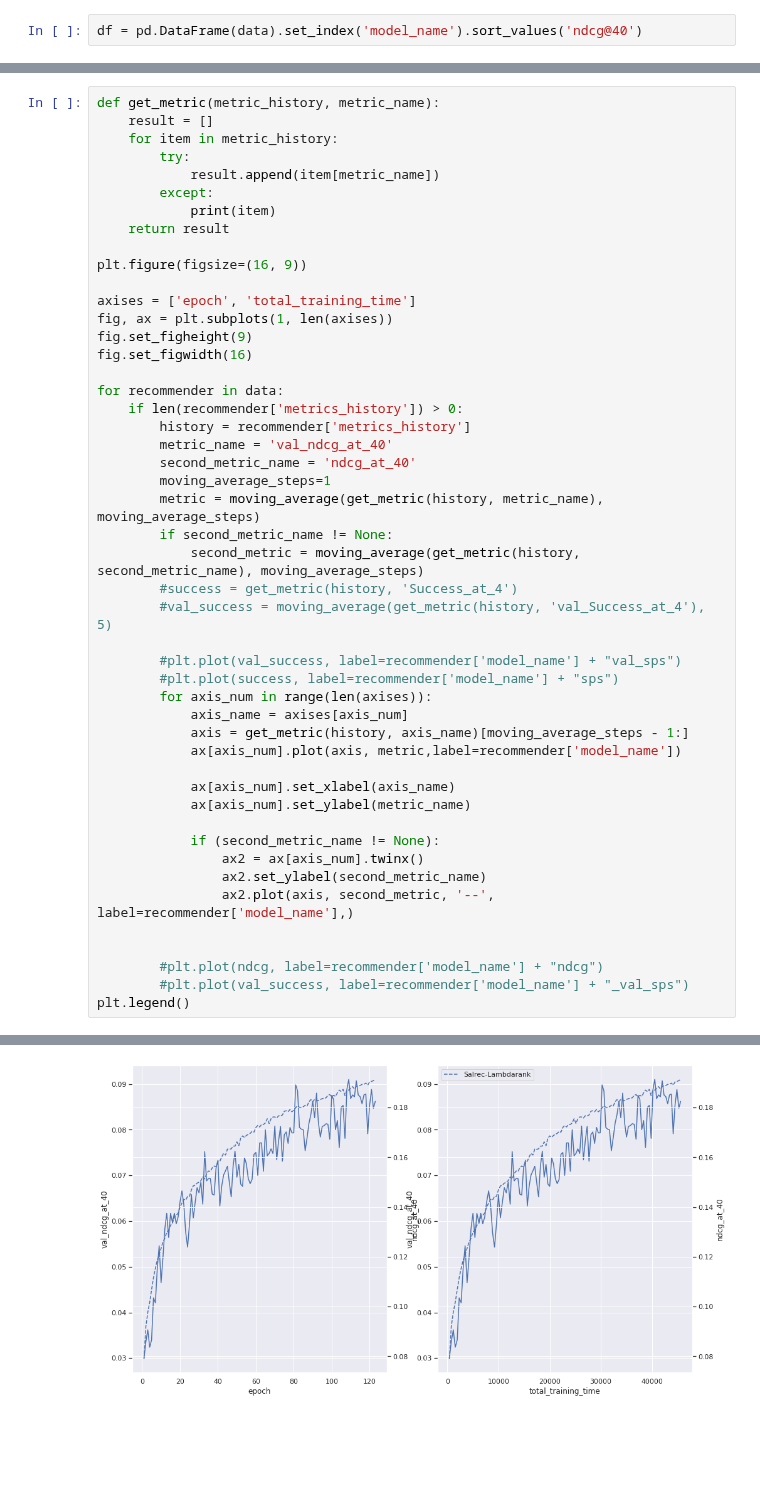
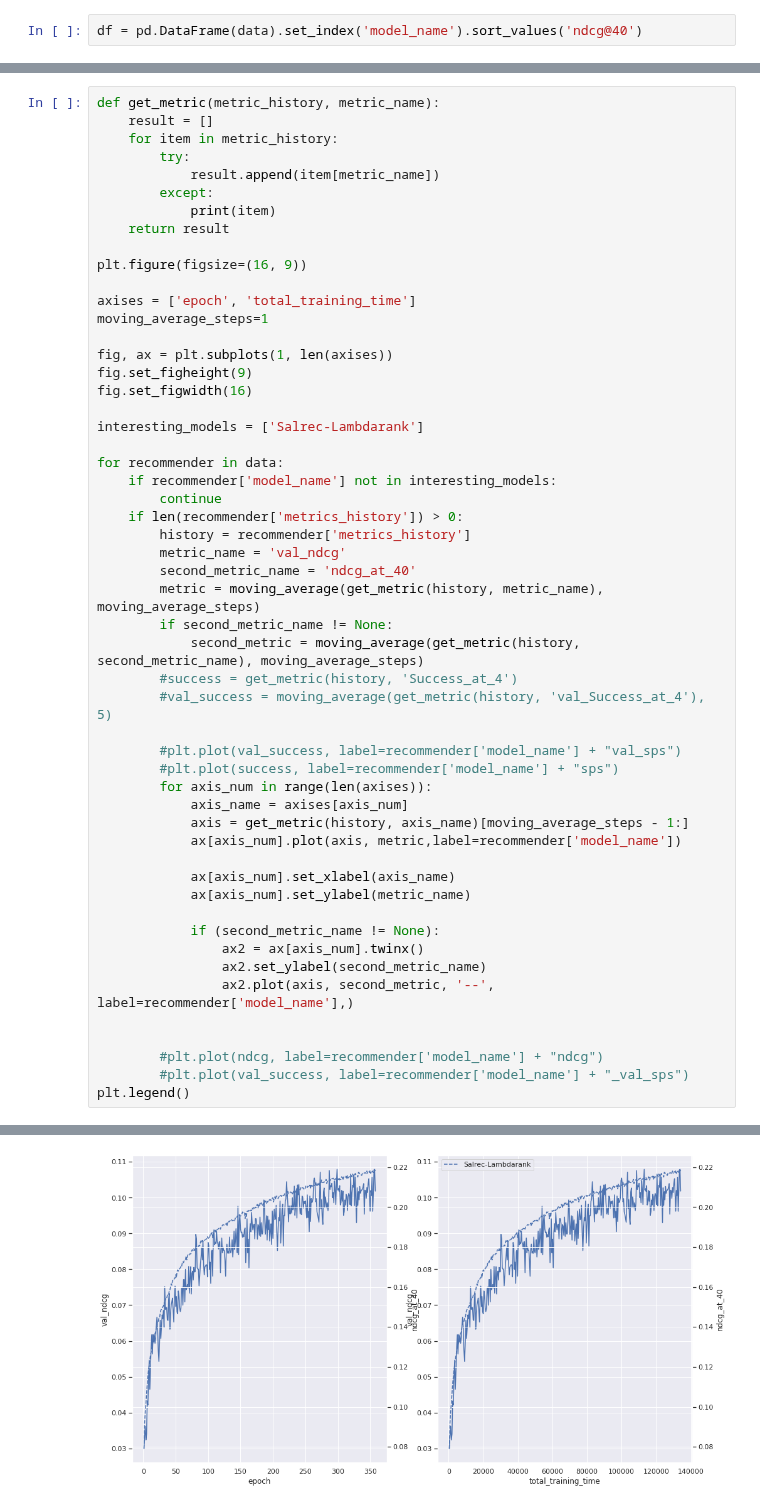
Before and after one commit to asash/gptrec_rl, a Jupyter notebook: evaluation/Results_analysis.ipynb, the cells around one changed output, grey strips where cells are left out. Saved outputs shown, nothing was run; the diff lists cells and outputs as text; blank space fills up the shorter version.

```diff
--- a/evaluation/Results_analysis.ipynb
+++ b/evaluation/Results_analysis.ipynb
@@ -117,45 +117,50 @@ def get_metric(metric_history, metric_name):
 plt.figure(figsize=(16, 9))
 
 axises = ['epoch', 'total_training_time']
+moving_average_steps=1
+
 fig, ax = plt.subplots(1, len(axises))
 fig.set_figheight(9)
 fig.set_figwidth(16)
 
+interesting_models = ['Salrec-Lambdarank']
+
 for recommender in data:
+    if recommender['model_name'] not in interesting_models:
+        continue
     if len(recommender['metrics_history']) > 0:
         history = recommender['metrics_history']
-        metric_name = 'val_ndcg_at_40'
+        metric_name = 'val_ndcg'
         second_metric_name = 'ndcg_at_40'
-        moving_average_steps=1
         metric = moving_average(get_metric(history, metric_name), moving_average_steps)
         if second_metric_name != None:
             second_metric = moving_average(get_metric(history, second_metric_name), moving_average_steps)
         #success = get_metric(history, 'Success_at_4')
         #val_success = moving_average(get_metric(history, 'val_Success_at_4'), 5)
 
         #plt.plot(val_success, label=recommender['model_name'] + "val_sps")
         #plt.plot(success, label=recommender['model_name'] + "sps")
         for axis_num in range(len(axises)):
             axis_name = axises[axis_num]
             axis = get_metric(history, axis_name)[moving_average_steps - 1:]
             ax[axis_num].plot(axis, metric,label=recommender['model_name'])
 
             ax[axis_num].set_xlabel(axis_name)
             ax[axis_num].set_ylabel(metric_name)
 
             if (second_metric_name != None):
                 ax2 = ax[axis_num].twinx()
                 ax2.set_ylabel(second_metric_name)
                 ax2.plot(axis, second_metric, '--', label=recommender['model_name'],)
 
 
         #plt.plot(ndcg, label=recommender['model_name'] + "ndcg")
         #plt.plot(val_success, label=recommender['model_name'] + "_val_sps")
 plt.legend()
 # %% [output]
 <matplotlib.legend.Legend at 0x...>
 <Figure size 1152x648 with 0 Axes>
-[figure, old version]
+[figure, new version]
 # %%
 len(metric), len(metric) - np.argmax(metric) - 1
 # %% [output]
```
Also changed, not shown: parts of 2 cells of this notebook.
